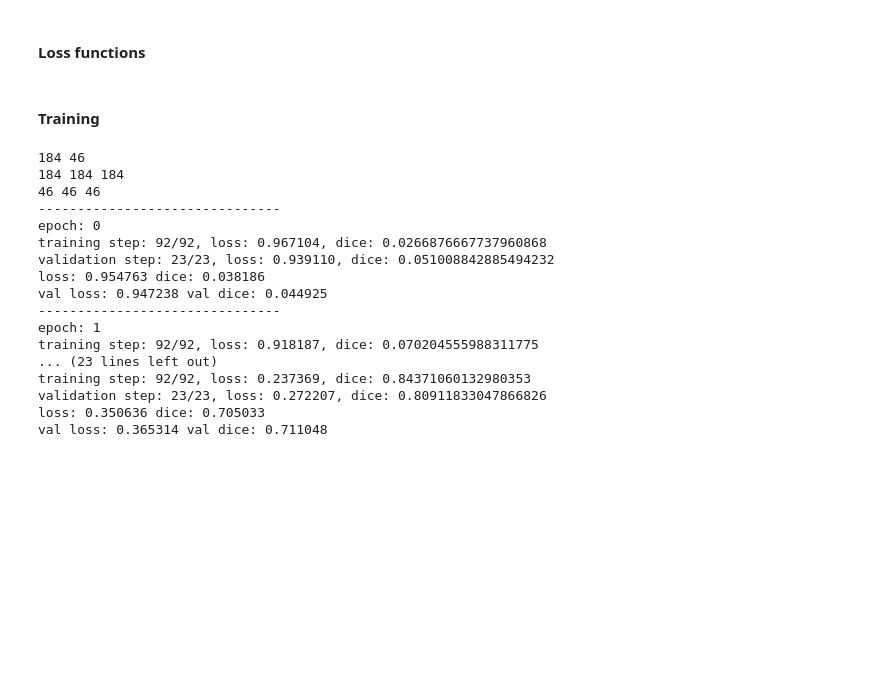
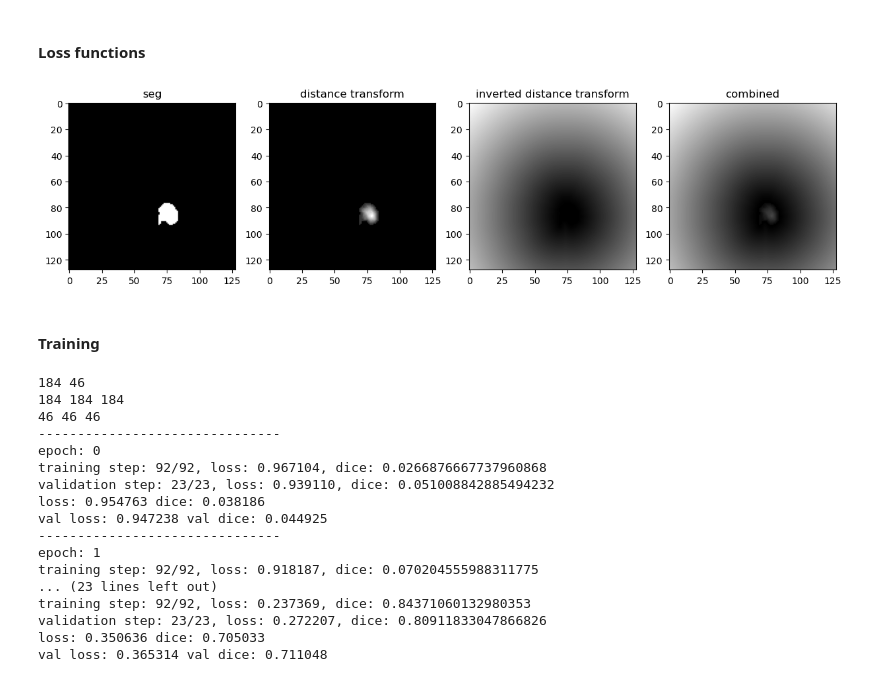
Before and after one commit to kuko6/click-correction, a Jupyter notebook: notebooks/test_nb.ipynb, the cells around one changed output. Cells and saved outputs as stored; diff of their text form; code cells hidden in the pictures; blank space fills up the shorter version.

```diff
--- a/notebooks/test_nb.ipynb
+++ b/notebooks/test_nb.ipynb
@@ -856,0 +894,23 @@ NameError: name 'config' is not defined
+# %%
+data = MRIDataset([t1_list[0]], [t2_list[0]], [seg_list[0]], (64, 128, 128), gen_clicks=True)
+img, seg, clicks = data[0]
+slice = 20
+
+# b_dst = cv2.distanceTransform(seg[:,:,slice].astype('uint8'), cv2.DIST_L2, 0)
+# inverted_dst = cv2.distanceTransform(1-seg[:,:,slice].astype('uint8'), cv2.DIST_L2, 0)
+
+b_dst = scipy.ndimage.distance_transform_edt(seg)
+inverted_dst = scipy.ndimage.distance_transform_edt(1-seg)
+
+fig, (ax1, ax2, ax3, ax4) = plt.subplots(1, 4, figsize = (15, 10))
+ax1.imshow(seg[0,slice,:,:], cmap = 'gray')
+ax1.set_title('seg')
+ax2.imshow(b_dst[0,slice,:,:], cmap='gray')
+ax2.set_title('distance transform')
+ax3.imshow(inverted_dst[0,slice,:,:], cmap='gray')
+ax3.set_title('inverted distance transform')
+ax4.imshow((b_dst + inverted_dst/np.max(b_dst))[0,slice,:,:], cmap='gray')
+ax4.set_title('combined')
+plt.show()
+# %% [output]
+[figure, added]
```
Also changed, not shown: parts of 7 cells of this notebook, 3 other files.
